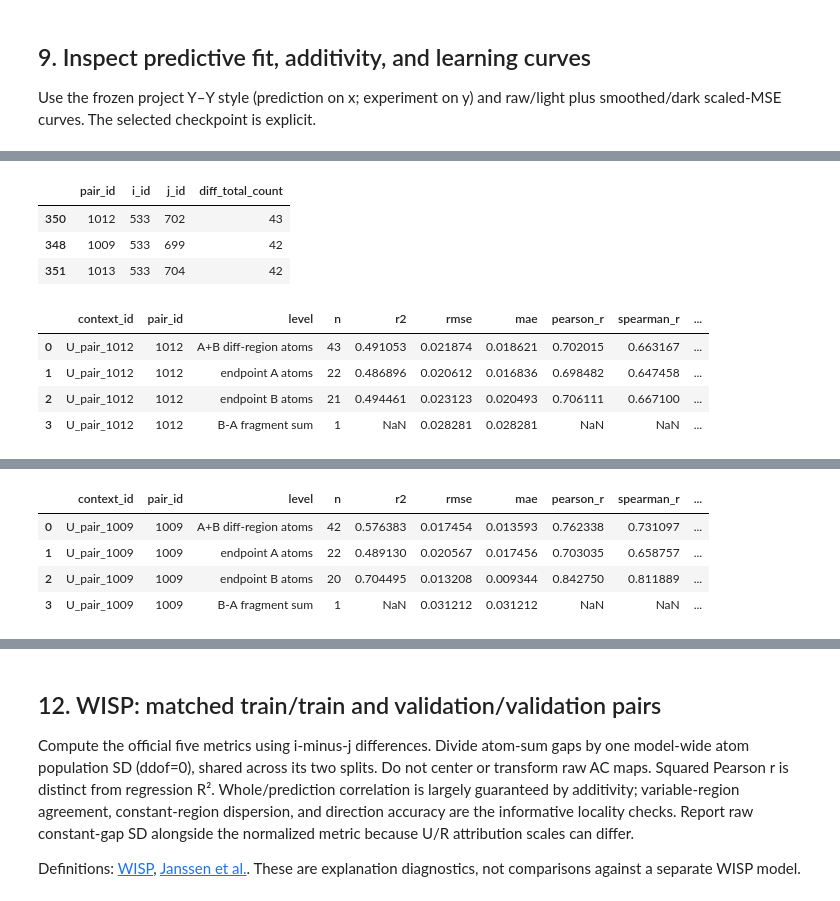
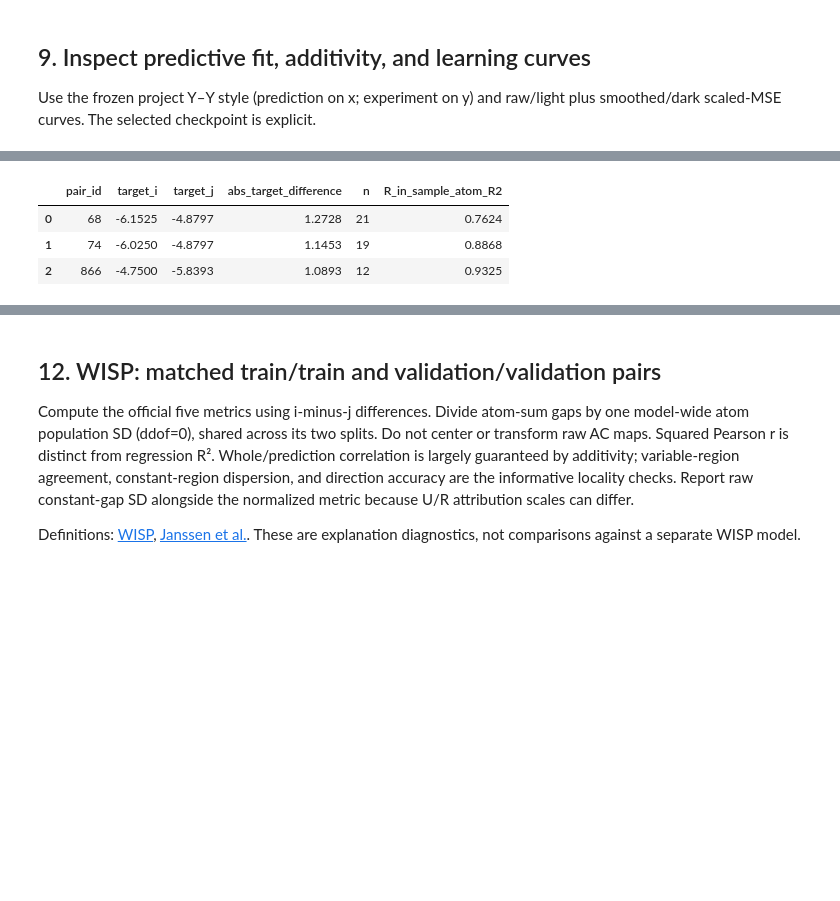
Before and after one commit to yu-tateyan-15/XAI-Chem-SPIRE, a Jupyter notebook: test_sample/output/executed_notebooks/caco2_executed.ipynb, the cells around one changed output, grey strips where cells are left out. Saved outputs shown, nothing was run; the diff lists cells and outputs as text; code cells hidden in the pictures; blank space fills up the shorter version.

Commit message:
notebooks: focus examples on matched MMP and descriptor maps

```diff
--- a/test_sample/output/executed_notebooks/caco2_executed.ipynb
+++ b/test_sample/output/executed_notebooks/caco2_executed.ipynb
@@ -21,6 +22,10 @@ RUN_MODE = "train"
 RUN_NAME = "caco2_transfer"
 CHECKPOINT_PATH = "checkpoints/chemeleon_mp.pt"
 CACHE_DIRECTORY = "test_sample/output/caco2_transfer/representations"
+# %%
+# Parameters
+RUN_MODE = "reuse"
+LOCAL_PROJECT_ROOT = "."
 # %% [markdown]
 ## 1. Runtime and public API
 # %%
@@ -285,7 +237,7 @@ for label, config in configs.items():
         raise ValueError("RUN_MODE must be train or reuse")
     completed[label] = load_completed_fold_results(config.output_dir)
     assert_completed_result_matches_config(completed[label], config)
-    display(completed[label].history.iloc[[0, -1]])
+    print({"condition": label, "epochs_saved": len(completed[label].history)})
     print({"condition": label, "trained_runtime": completed[label].provenance["runtime"]})
 # %% [output]
 Condition U
@@ -401,36 +331,45 @@ changed region. Display matched U/R in-sample fits and physical-feature totals.
 # %%
 from xai_chem.reconstruction import fit_pair
+# Select distinct transformations by observed target gap, never by AC/fidelity.
+# These deliberately strong contrasts illustrate the method, not average performance.
+selected_pairs = (mmp.loc[validation_pairs]
+    .assign(abs_target_difference=lambda rows: (rows["target_j"] - rows["target_i"]).abs())
+    .sort_values(["abs_target_difference", "pair_id"], ascending=[False, True], kind="stable")
+    .drop_duplicates("mmp_transform").head(3))
+selected_pairs.to_csv(run_root / "selected_mmp_examples.csv", index=False)
 descriptors = rdkit_atom_descriptors(frame)
-selected_pairs = mmp[validation_pairs].sort_values(["diff_total_count", "pair_id"], ascending=[False, True]).head(3)
-display(selected_pairs[["pair_id", "i_id", "j_id", "diff_total_count"]])
-atom_tables, fitted_pairs, fits = {}, {}, []
-for label, result in completed.items():
-    teacher = result.atom_contributions.rename(columns={"source_row_index": "graph_id", "smiles_atom_index": "atom_idx", "atom_contribution_raw": "atom_contribution"})
-    atom_table = descriptors.merge(teacher[["graph_id", "atom_idx", "atom_contribution"]], on=["graph_id", "atom_idx"], validate="one_to_one")
-    atom_tables[label] = atom_table
-    for pair in selected_pairs.itertuples(index=False):
-        context = f"{label}_pair_{pair.pair_id}"
-        pieces = []
-        for graph_id, indices in [(pair.i_id, json.loads(pair.diff_i_json)), (pair.j_id, json.loads(pair.diff_j_json))]:
-            pieces.append(atom_table[atom_table["graph_id"].eq(graph_id) & atom_table["atom_idx"].isin(indices)].assign(context_id=context))
-        inputs = pd.concat(pieces, ignore_index=True)
-        key = pd.Series({"context_id": context, "pair_id": pair.pair_id,
-                         "molecule_a": frame.iloc[pair.i_id]["cid"], "molecule_b": frame.iloc[pair.j_id]["cid"]})
-        fitted = fit_pair(key, inputs, alpha=1.0, features=RDKit_DESCRIPTORS)
-        display(fitted.metrics.assign(condition=label, pair_id=pair.pair_id))
-        display(fitted.concept_totals)
-        fitted.atoms.to_csv(run_root / f"{label}_pair_{pair.pair_id}_atom_reconstruction.csv", index=False)
-        fits.append(fitted.metrics.assign(condition=label, pair_id=pair.pair_id))
-        fitted_pairs[(label, pair.pair_id)] = fitted
+teacher = completed["R"].atom_contributions.rename(columns={
+    "source_row_index": "graph_id", "smiles_atom_index": "atom_idx",
+    "atom_contribution_raw": "atom_contribution",
+})
+atom_table = descriptors.merge(teacher[["graph_id", "atom_idx", "atom_contribution"]],
+                               on=["graph_id", "atom_idx"], validate="one_to_one")
+fitted_pairs, fits = {}, []
+for pair in selected_pairs.itertuples(index=False):
+    context = f"R_pair_{pair.pair_id}"
+    pieces = []
+    for graph_id, indices in [(pair.i_id, json.loads(pair.diff_i_json)),
+                              (pair.j_id, json.loads(pair.diff_j_json))]:
+        pieces.append(atom_table[atom_table["graph_id"].eq(graph_id)
+                     & atom_table["atom_idx"].isin(indices)].assign(context_id=context))
+    inputs = pd.concat(pieces, ignore_index=True)
+    key = pd.Series({"context_id": context, "pair_id": pair.pair_id,
+                     "molecule_a": frame.iloc[pair.i_id]["cid"],
+                     "molecule_b": frame.iloc[pair.j_id]["cid"]})
+    fitted = fit_pair(key, inputs, alpha=1.0, features=RDKit_DESCRIPTORS)
+    fitted.atoms.to_csv(run_root / f"R_pair_{pair.pair_id}_atom_reconstruction.csv", index=False)
+    fitted.concept_totals.to_csv(run_root / f"R_pair_{pair.pair_id}_descriptor_effects.csv", index=False)
+    fits.append(fitted.metrics.assign(condition="R"))
+    fitted_pairs[pair.pair_id] = fitted
 reconstruction = pd.concat(fits, ignore_index=True)
 reconstruction.to_csv(run_root / "descriptor_reconstruction.csv", index=False)
+# One compact table replaces repeated fit, coefficient, and atom tables.
+pair_summary = selected_pairs[["pair_id", "target_i", "target_j", "abs_target_difference"]].merge(
+    reconstruction.loc[reconstruction["level"].eq("A+B diff-region atoms"), ["pair_id", "n", "r2"]],
+    on="pair_id", validate="one_to_one")
+display(pair_summary.rename(columns={"r2": "R_in_sample_atom_R2"}).round(4))
 # %% [output]
-|  | pair_id | i_id | j_id | diff_total_count |
-| 350 | 1012 | 533 | 702 | 43 |
-| 348 | 1009 | 533 | 699 | 42 |
-| 351 | 1013 | 533 | 704 | 42 |
+|  | pair_id | target_i | target_j | abs_target_difference | n | R_in_sample_atom_R2 |
+| 0 | 68 | -6.1525 | -4.8797 | 1.2728 | 21 | 0.7624 |
+| 1 | 74 | -6.0250 | -4.8797 | 1.1453 | 19 | 0.8868 |
+| 2 | 866 | -4.7500 | -5.8393 | 1.0893 | 12 | 0.9325 |
-|  | context_id | pair_id | level | n | r2 | rmse | mae | pearson_r | spearman_r | ... |
-| 0 | U_pair_1012 | 1012 | A+B diff-region atoms | 43 | 0.491053 | 0.021874 | 0.018621 | 0.702015 | 0.663167 | ... |
-| 1 | U_pair_1012 | 1012 | endpoint A atoms | 22 | 0.486896 | 0.020612 | 0.016836 | 0.698482 | 0.647458 | ... |
-| 2 | U_pair_1012 | 1012 | endpoint B atoms | 21 | 0.494461 | 0.023123 | 0.020493 | 0.706111 | 0.667100 | ... |
-| 3 | U_pair_1012 | 1012 | B-A fragment sum | 1 | NaN | 0.028281 | 0.028281 | NaN | NaN | ... |
@@ -454,5 +375,0 @@ reconstruction.to_csv(run_root / "descriptor_reconstruction.csv", index=False)
-|  | context_id | pair_id | level | n | r2 | rmse | mae | pearson_r | spearman_r | ... |
-| 0 | U_pair_1009 | 1009 | A+B diff-region atoms | 42 | 0.576383 | 0.017454 | 0.013593 | 0.762338 | 0.731097 | ... |
-| 1 | U_pair_1009 | 1009 | endpoint A atoms | 22 | 0.489130 | 0.020567 | 0.017456 | 0.703035 | 0.658757 | ... |
-| 2 | U_pair_1009 | 1009 | endpoint B atoms | 20 | 0.704495 | 0.013208 | 0.009344 | 0.842750 | 0.811889 | ... |
-| 3 | U_pair_1009 | 1009 | B-A fragment sum | 1 | NaN | 0.031212 | 0.031212 | NaN | NaN | ... |
```
Also changed, not shown: parts of 21 cells of this notebook, 10 other files.
